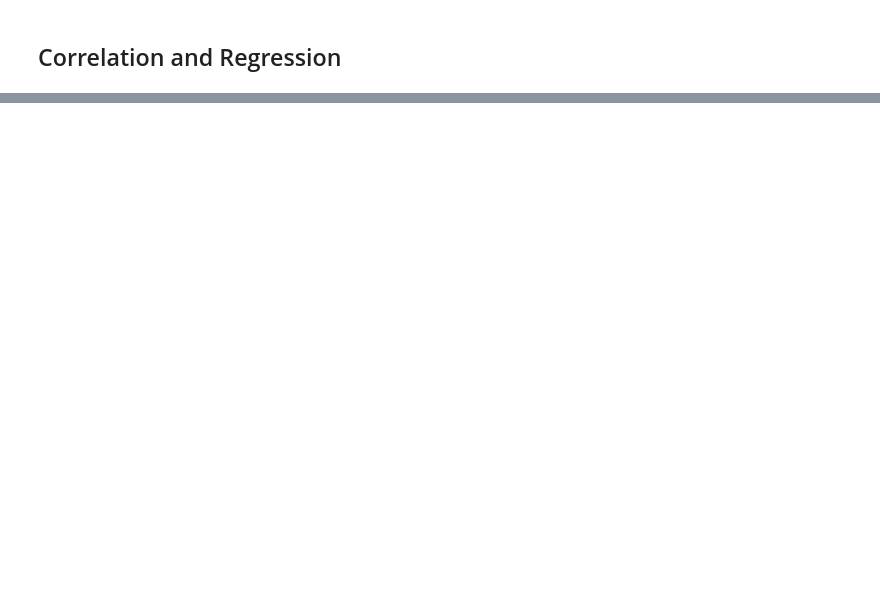
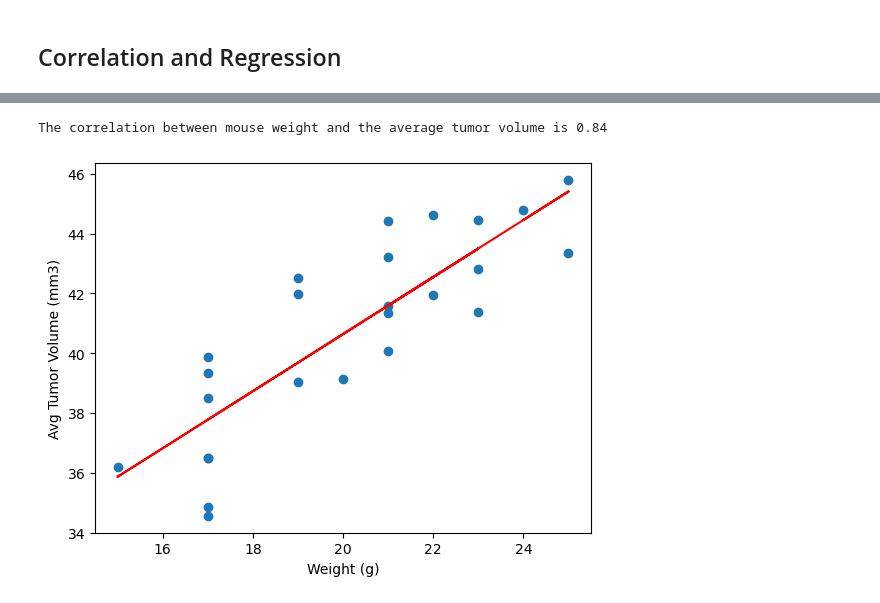
Before and after one commit to AleMori22/Matplotlib_Challenge, a Jupyter notebook: Pymaceuticals/pymaceuticals.ipynb, the cells around one changed output, grey strips where cells are left out. Saved outputs shown, nothing was run; the diff lists cells and outputs as text; code cells hidden in the pictures; blank space fills up the shorter version.

```diff
--- a/Pymaceuticals/pymaceuticals.ipynb
+++ b/Pymaceuticals/pymaceuticals.ipynb
@@ -324,0 +346,21 @@ The correlation between mouse weight and the average tumor volume is 0.84
+# %%
+# Calculate the correlation coefficient and a linear regression model
+# for mouse weight and average observed tumor volume for the entire Capomulin regimen
+
+p_slope, p_int, p_r, p_p, p_std_err = st.linregress(Avg_w_pm_df['Weight (g)'], Avg_w_pm_df['Avg Tumor Volume (mm3)'])
+
+p_fit = p_slope * Avg_w_pm_df['Weight (g)'] + p_int
+
+plt.plot(Avg_w_pm_df['Weight (g)'],p_fit,color='red')
+
+
+plt.scatter(Avg_w_pm_df['Weight (g)'], Avg_w_pm_df['Avg Tumor Volume (mm3)'])
+plt.xlabel('Weight (g)')
+plt.ylabel('Avg Tumor Volume (mm3)')
+
+print('The correlation between mouse weight and the average tumor volume is', format(p_r, '.2f'))
+
+plt.show()
+# %% [output]
+The correlation between mouse weight and the average tumor volume is 0.84
+[figure, added]
```
Also changed, not shown: parts of 7 cells of this notebook.
